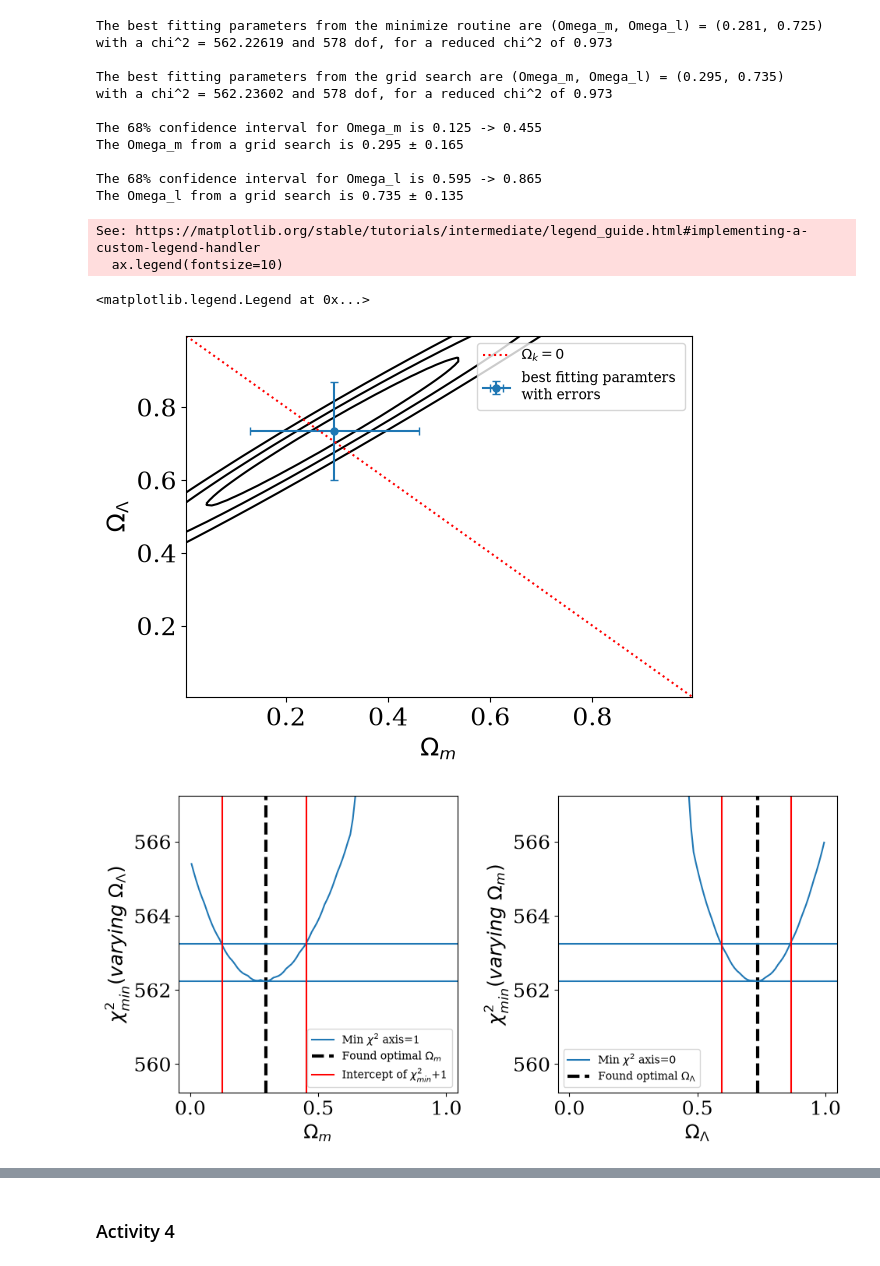
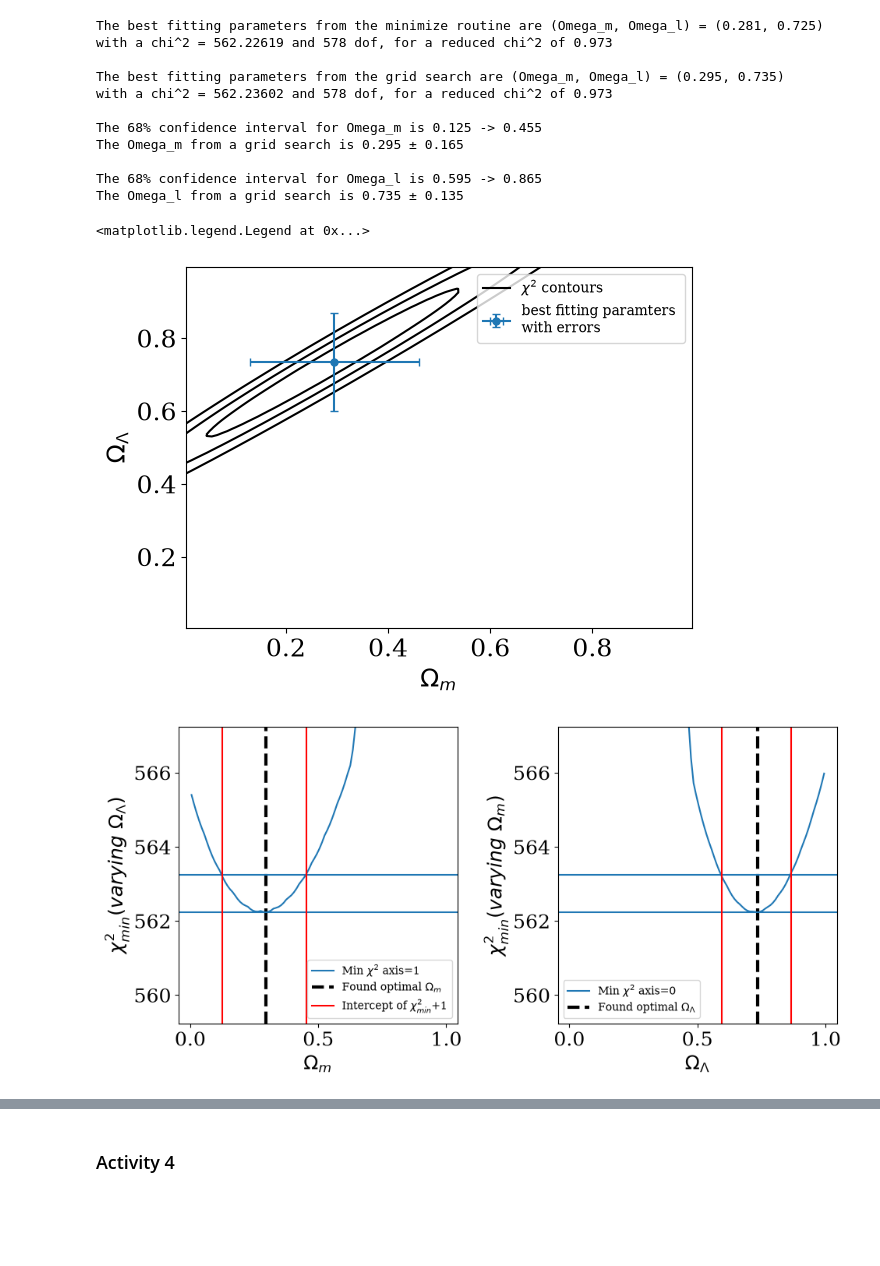
Before and after one commit to bray217/CAS_Stats_course_Sep_25, a Jupyter notebook: TO_CHANGE_Jupyter_notebooks/Final_Activities_Brayden_Leicester.ipynb, the cells around one changed output, grey strips where cells are left out. Saved outputs shown, nothing was run; the diff lists cells and outputs as text; code cells hidden in the pictures; blank space fills up the shorter version.

```diff
--- a/TO_CHANGE_Jupyter_notebooks/Final_Activities_Brayden_Leicester.ipynb
+++ b/TO_CHANGE_Jupyter_notebooks/Final_Activities_Brayden_Leicester.ipynb
@@ -157,12 +166,6 @@ def chisqForCosmoModel(p,z,dm,dmerr):
     modVals = getdmmod(p, z)
     chisq = np.sum(((dm - modVals)/(dmerr))**2) #sum(((x-mu)/sig)^2)
     return chisq
-
-def sumToOneCon(x):
-    """Flat cosmology has the sum of Omega's == 1"""
-    return np.sum(x)-1
-
-
 
 #* Setup
 minOm, maxOm, nOm = 0,1,100
@@ -172,10 +175,7 @@ dOl = (maxOl-minOl)/nOl
 dof = len(z)-2
 
 #* Using minimize
-res = minimize(chisqForCosmoModel, [0.3,0.7], (z,dm,dmerr), bounds=[[minOm,maxOm],[minOl,maxOl]],
-                # constraints={"type":"eq", "fun":sumToOneCon} #! does change res, but only changes chi2 by 7e-4
-                #? Does this decrease DOF???
-               )
+res = minimize(chisqForCosmoModel, [0.3,0.7], (z,dm,dmerr), bounds=[[minOm,maxOm],[minOl,maxOl]])
 best_omega_m_minimize, best_omega_l_minimize = res["x"]
 min_chisq_cosmo = res["fun"]
 
@@ -215,8 +215,6 @@ oneSigDchisq = 1 # // !to change from table
 #* Also no need to change, as it is just the parameters numbers that are changing, not the total dof.
 chisqCutVal = min_chisq_cosmo_grid+oneSigDchisq
 
-
-
 omega_m_min_chisq = chisq_cosmo_grid.min(axis=1) #* marginlise over #omega_l, taking the smallest chisq for each omega_m grid point
 minPoint_omega_m = omega_m_min_chisq.argmin()
 
@@ -233,7 +231,6 @@ print(f"The 68% confidence interval for Omega_m is {lower_omega_m} -> {upper_ome
 print(f"The Omega_m from a grid search is {grid_best_Omega_m:.3f} ± {err_omega_m:.3f}")
 print("")
 
-
 #! Duplicated for omega_l
 
 omega_l_min_chisq = chisq_cosmo_grid.min(axis=0) #
@@ -262,62 +259,57 @@ The Omega_m from a grid search is 0.295 ± 0.165
 The 68% confidence interval for Omega_l is 0.595 -> 0.865
 The Omega_l from a grid search is 0.735 ± 0.135
 # %%
+
+#* plotting from above
+
+#* Phase space plot
 fig, ax =plt.subplots()
-
-ax.contour(*np.meshgrid(omega_m_grid, omega_l_grid, indexing="ij"), chisq_cosmo_grid, levels=clst, colors="k", label="contours")
-# ax.scatter(grid_best_Omega_m, grid_best_Omega_l, c="k", label="best fitting paramters")
-
+ax.contour(*np.meshgrid(omega_m_grid, omega_l_grid, indexing="ij"), chisq_cosmo_grid, levels=clst, colors="k")
+ax.plot([0.5,0.5],[0.5,0.5], ls="-",  c="k", label=r"$\chi^2$ contours") #* fake line for legend as .countor() hates the 'label' kwarg.
+# ax.scatter(grid_best_Omega_m, grid_best_Omega_l, c="k", label="best fitting paramters") #! errorbar is better
 ax.errorbar(grid_best_Omega_m, grid_best_Omega_l, xerr=err_omega_m, yerr=err_omega_l,  c="tab:blue", capsize=3, marker="o", markersize=5,label="best fitting paramters \nwith errors")
-
-ax.plot(omega_m_grid, 1-omega_m_grid, label=r"$\Omega_k=0$", c="red", ls=":")
-
+# ax.plot(omega_m_grid, 1-omega_m_grid, label=r"$\Omega_k=0$", c="red", ls=":") #! Not needed
 ax.set(xlabel=r"$\Omega_m$", ylabel=r"$\Omega_\Lambda$")
 ax.legend(fontsize=10)
 
 
-
+#* Chi^2 parabolas
 fig2, ax2 = plt.subplots(1,2, figsize=(10,5), sharex=True)
-
 ax2[0].plot(omega_m_grid, omega_m_min_chisq, label=r"Min $\chi^2$ axis=1")
 ax2[0].axvline(grid_best_Omega_m, c="k", lw=3,ls="--", label=r"Found optimal $\Omega_m$")
 # ax2[0].axvline(omega_m_grid[minPoint_omega_m])
 ax2[0].axhline(chisqCutVal)
 ax2[0].axhline(min_chisq_cosmo_grid)
 ax2[0].axvline(upper_omega_m, c="red", label=rf"Intercept of $\chi^2_{{min}}$+{oneSigDchisq}")
 ax2[0].axvline(lower_omega_m, c="red")
 ax2[0].set(xlabel=r"$\Omega_m$", ylabel=rf"$\chi^2_{{min}} (varying \ \Omega_\Lambda)$", ylim=(min_chisq_cosmo_grid-3,  min_chisq_cosmo_grid+5))
 ax2[0].legend(fontsize=10)
 
 
 ax2[1].plot(omega_l_grid, omega_l_min_chisq, label=r"Min $\chi^2$ axis=0")
 ax2[1].axvline(grid_best_Omega_l, c="k", lw=3,ls="--", label=r"Found optimal $\Omega_\Lambda$")
 # ax2[1].axvline(omega_l_grid[minPoint_omega_l])
 
 ax2[1].axhline(chisqCutVal)
 ax2[1].axhline(min_chisq_cosmo_grid)
 
 ax2[1].axvline(upper_omega_l, c="red")
 ax2[1].axvline(lower_omega_l, c="red")
 
 ax2[1].set(xlabel=r"$\Omega_\Lambda$",ylabel=fr"$\chi^2_{{min}} (varying \ \Omega_m)$", ylim=(min_chisq_cosmo_grid-3,  min_chisq_cosmo_grid+5))
 ax2[1].legend(fontsize=10)
 
-
+#* Hubble diagram
 fig3, ax3, = plt.subplots()
-
 ax3.errorbar(z,dm,yerr=dmerr,marker='o',markersize=2,
              color='black',capsize=2.,linestyle='None', label="Data")
-ax3.plot(zmod,getdmmod([grid_best_Omega_m,grid_best_Omega_l],zmod),color='red', label="Grid best fit", zorder=10)# Overplot best from grid
-
-ax3.plot(zmod,getdmmod([best_omega_m_minimize,best_omega_l_minimize],zmod),color='cyan', ls="--", label="Minimize best fit", zorder=15)# Overplot best from minimize
-
+ax3.plot(zmod,getdmmod([grid_best_Omega_m,grid_best_Omega_l],zmod),color='red', label="Grid best fit", zorder=10)#* Overplot best from grid
+ax3.plot(zmod,getdmmod([best_omega_m_minimize,best_omega_l_minimize],zmod),color='cyan', ls="--", label="Minimize best fit", zorder=15)#*  Overplot best from minimize
 ax3.set(xlabel= r'$z$', ylabel=r'$DM$')
 ax3.legend()
 # %% [output]
-See: https://matplotlib.org/stable/tutorials/intermediate/legend_guide.html#implementing-a-custom-legend-handler
-  ax.legend(fontsize=10)
+<matplotlib.legend.Legend at 0x...>
-<matplotlib.legend.Legend at 0x...>
-[figure, old version]
+[figure, new version]
 [figure]
 [figure]
 # %% [markdown]
```
Also changed, not shown: parts of 9 cells of this notebook, 1 other file.
